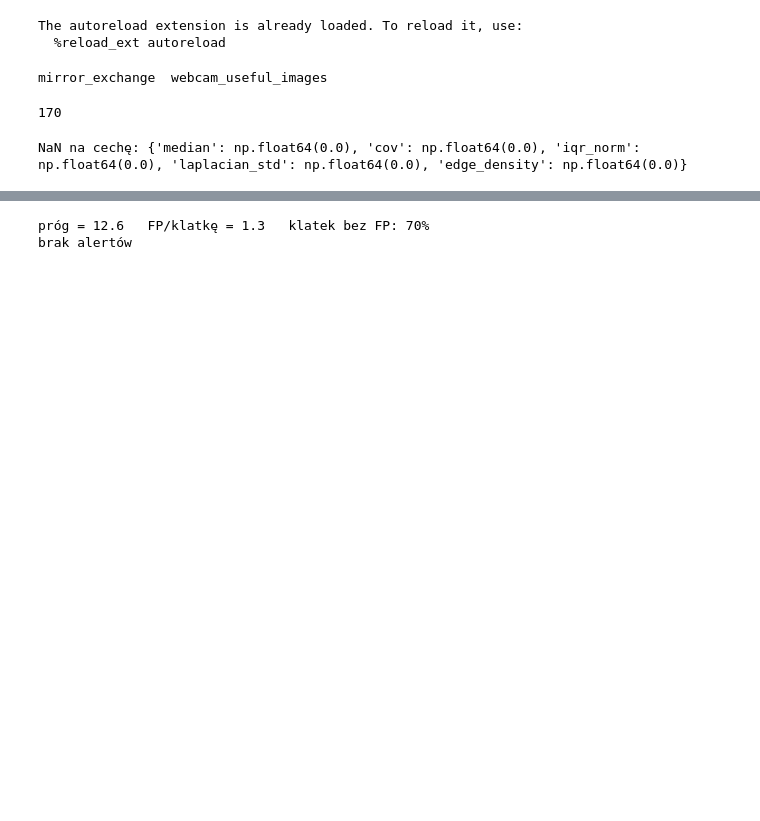
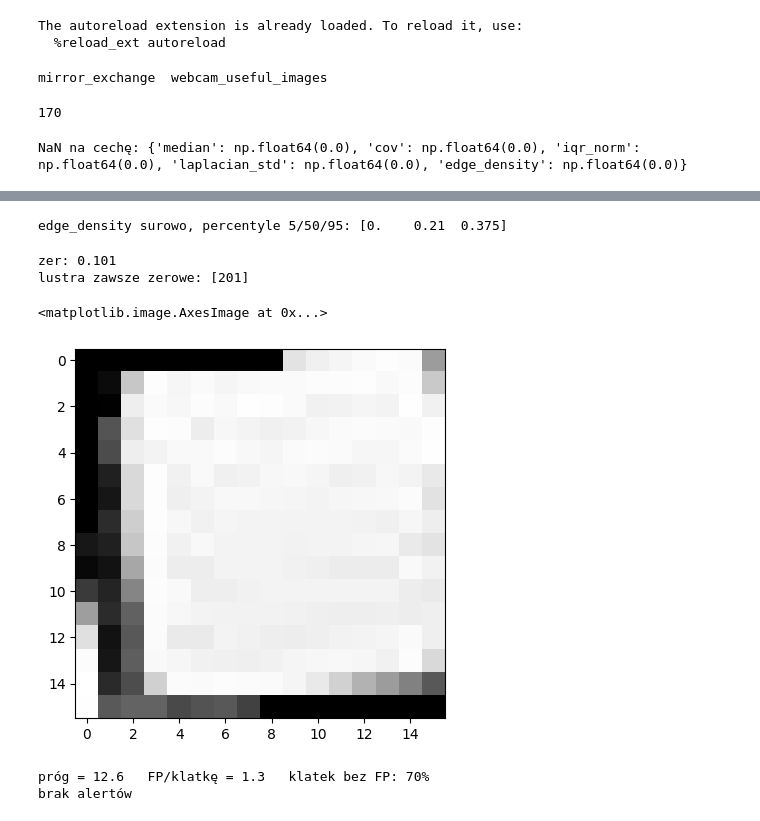
Before and after one commit to pawel21/Computer_vision_for_MAGIC, a Jupyter notebook: notebooks/baseline/test_feature.ipynb, the cells around one changed output, grey strips where cells are left out. Saved outputs shown, nothing was run; the diff lists cells and outputs as text; code cells hidden in the pictures; blank space fills up the shorter version.

```diff
--- a/notebooks/baseline/test_feature.ipynb
+++ b/notebooks/baseline/test_feature.ipynb
@@ -183 +328,20 @@ NaN na cechę: {'median': np.float64(0.0), 'cov': np.float64(0.0), 'iqr_norm': n
+# %%
+i = ALL_NAMES.index('edge_density')
+print("edge_density surowo, percentyle 5/50/95:",
+      np.nanpercentile(X_all[:, :, i], [5, 50, 95]).round(3))
+# %% [output]
+edge_density surowo, percentyle 5/50/95: [0.    0.21  0.375]
+# %%
+i = ALL_NAMES.index('edge_density')
+ed = X_all[:, :, i]
+print("zer:", (ed == 0).mean().round(3))
+print("lustra zawsze zerowe:", np.where((ed == 0).all(axis=0))[0])
+# %% [output]
+zer: 0.101
+lustra zawsze zerowe: [201]
+# %%
+plt.imshow(mirror_extractor.extract_mirror_gray(load_gray(img_path_list[2]), mirror_id=201), cmap='gray')
+# %% [output]
+<matplotlib.image.AxesImage at 0x...>
+[figure, added]
 # %%
```
Also changed, not shown: parts of 13 cells of this notebook, 1 other file.
